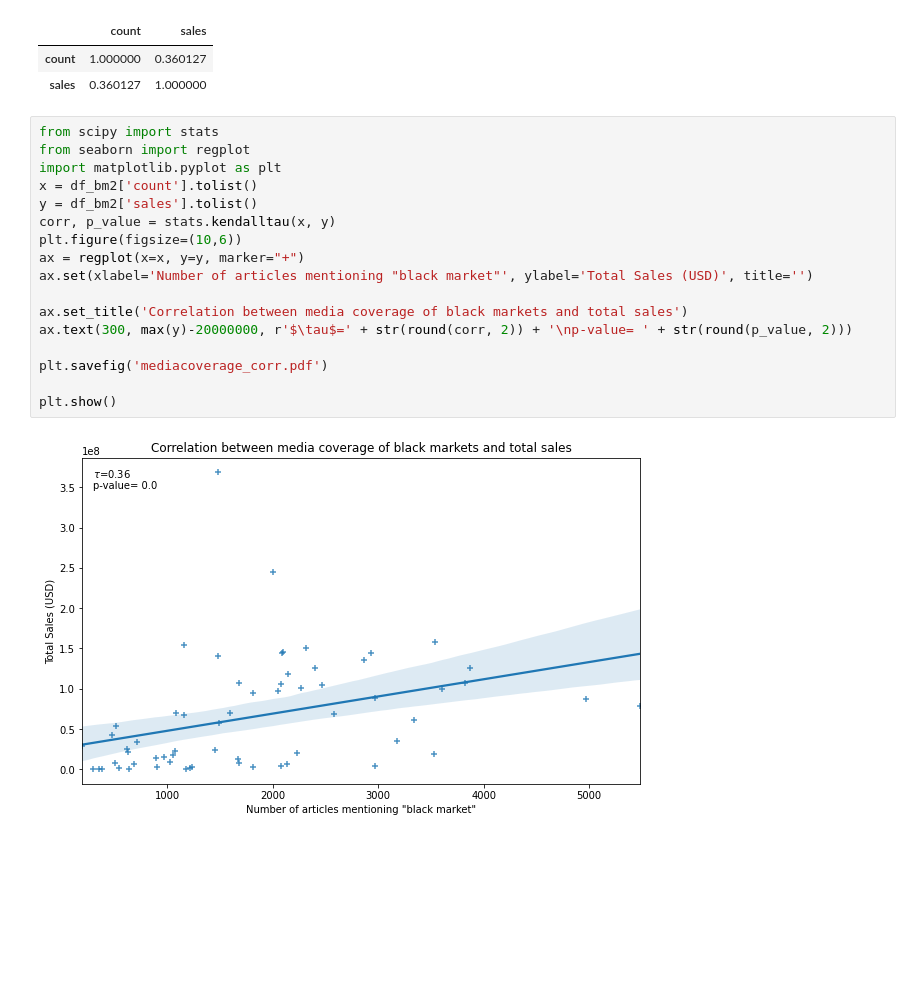
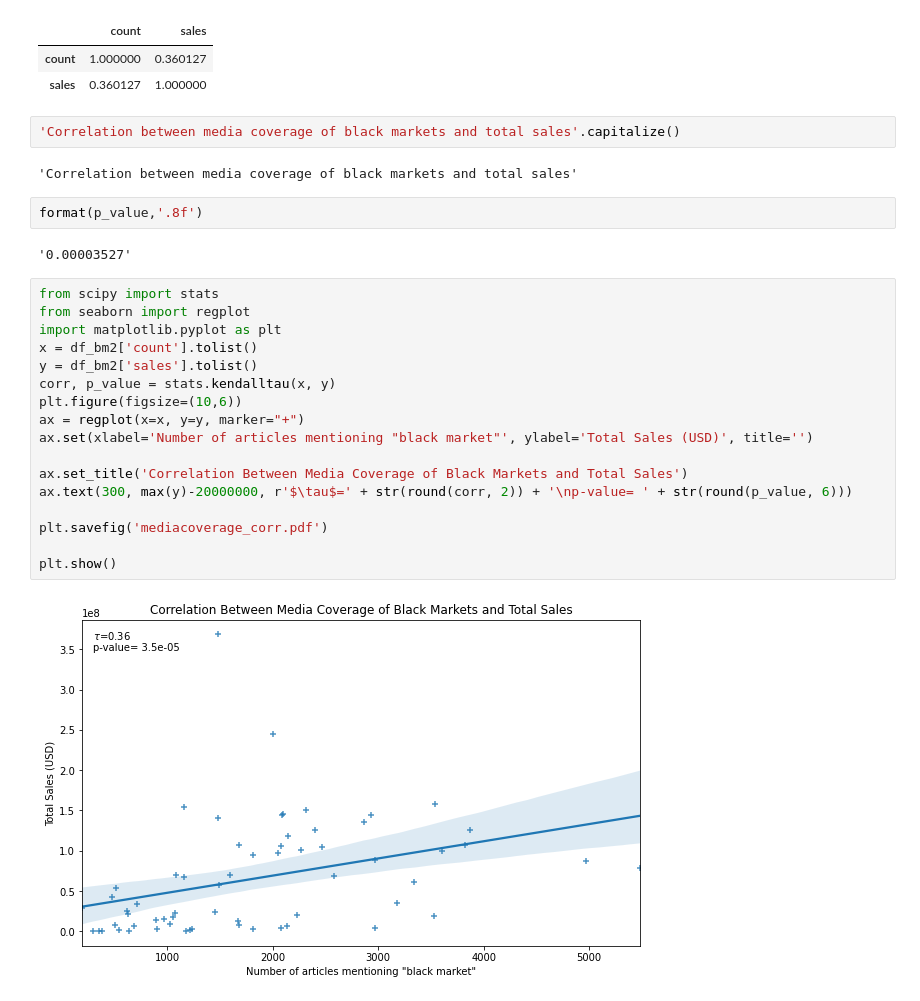
Before and after one commit to x0rz3q/WM0824TU, a Jupyter notebook: src/mediacoverage.ipynb, the cells around one changed output. Cells and saved outputs as stored; diff of their text form; blank space fills up the shorter version.

Commit message:
fixed mediacoverage graph

```diff
--- a/src/mediacoverage.ipynb
+++ b/src/mediacoverage.ipynb
@@ -107,22 +107,30 @@ df_bm2.corr(method='kendall')
 |  | count | sales |
 | count | 1.000000 | 0.360127 |
 | sales | 0.360127 | 1.000000 |
+# %%
+'Correlation between media coverage of black markets and total sales'.capitalize()
+# %% [output]
+'Correlation between media coverage of black markets and total sales'
+# %%
+format(p_value,'.8f')
+# %% [output]
+'0.00003527'
 # %%
 from scipy import stats
 from seaborn import regplot
 import matplotlib.pyplot as plt
 x = df_bm2['count'].tolist()
 y = df_bm2['sales'].tolist()
 corr, p_value = stats.kendalltau(x, y)
 plt.figure(figsize=(10,6))
 ax = regplot(x=x, y=y, marker="+")
 ax.set(xlabel='Number of articles mentioning "black market"', ylabel='Total Sales (USD)', title='')
 
-ax.set_title('Correlation between media coverage of black markets and total sales')
-ax.text(300, max(y)-20000000, r'$\tau$=' + str(round(corr, 2)) + '\np-value= ' + str(round(p_value, 2)))
+ax.set_title('Correlation Between Media Coverage of Black Markets and Total Sales')
+ax.text(300, max(y)-20000000, r'$\tau$=' + str(round(corr, 2)) + '\np-value= ' + str(round(p_value, 6)))
 
 plt.savefig('mediacoverage_corr.pdf')
 
 plt.show()
 # %% [output]
-[figure, old version]
+[figure, new version]
```
